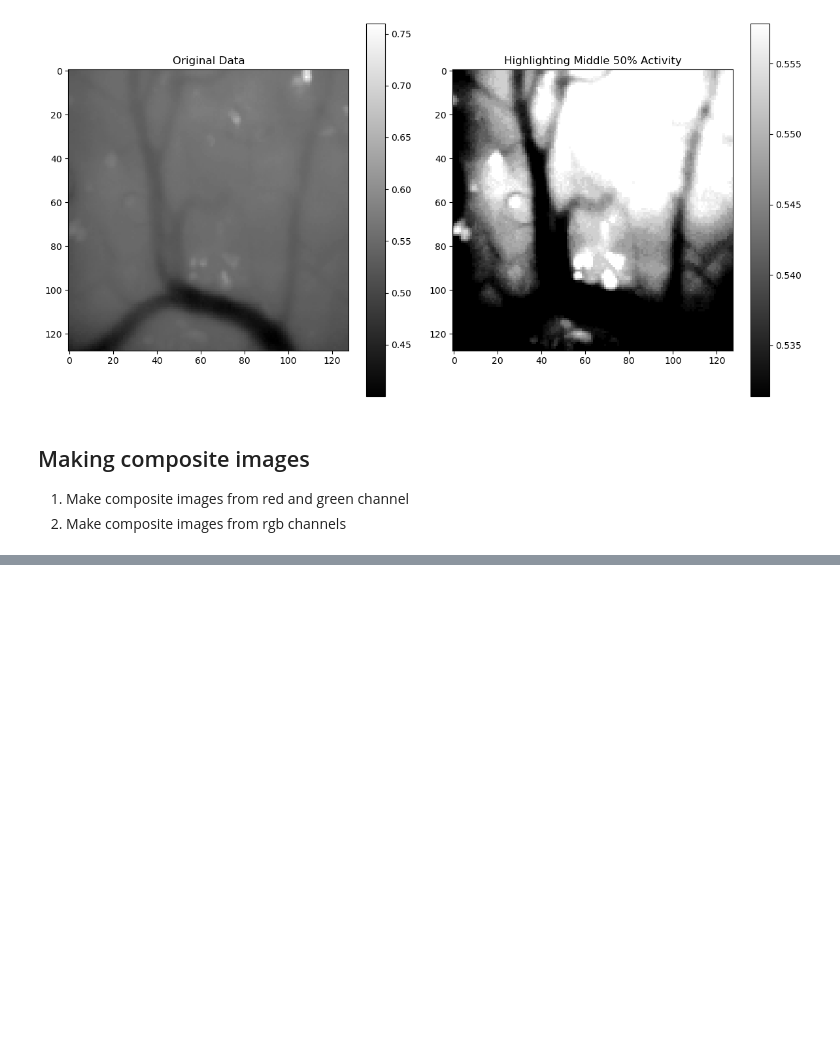
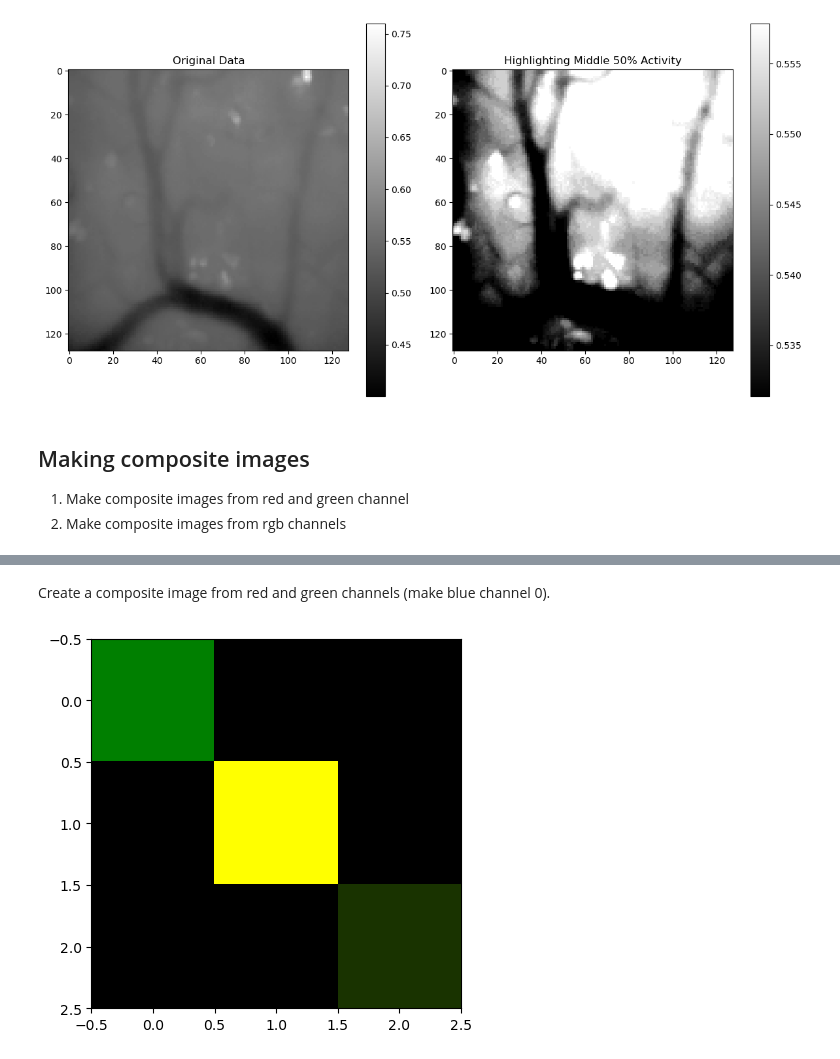
Before and after one commit to ibehave-ibots/Intro-To-Calcium-Imaging-Analysis, a Jupyter notebook: day1/1 Introduction to Numpy for Image Processing.ipynb, the cells around one changed output, grey strips where cells are left out. Cells and saved outputs as stored; diff of their text form; code cells hidden in the pictures; blank space fills up the shorter version.

```diff
--- a/day1/1 Introduction to Numpy for Image Processing.ipynb
+++ b/day1/1 Introduction to Numpy for Image Processing.ipynb
@@ -360,0 +390,7 @@ plt.show()
+# %% [markdown]
+Create a composite image from red and green channels (make blue channel 0).
+# %%
+combined_image = np.stack((red_channel, green_channel, np.zeros_like(blue_channel)), axis=2)
+plt.imshow(combined_image);
+# %% [output]
+[figure, added]
```
Also changed, not shown: parts of 16 cells of this notebook.
